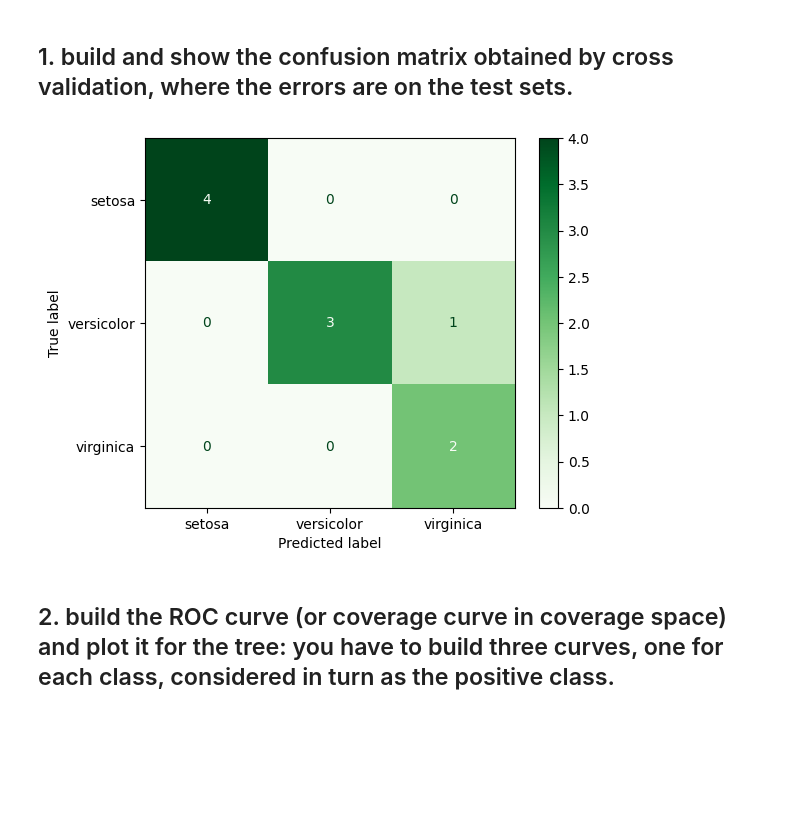
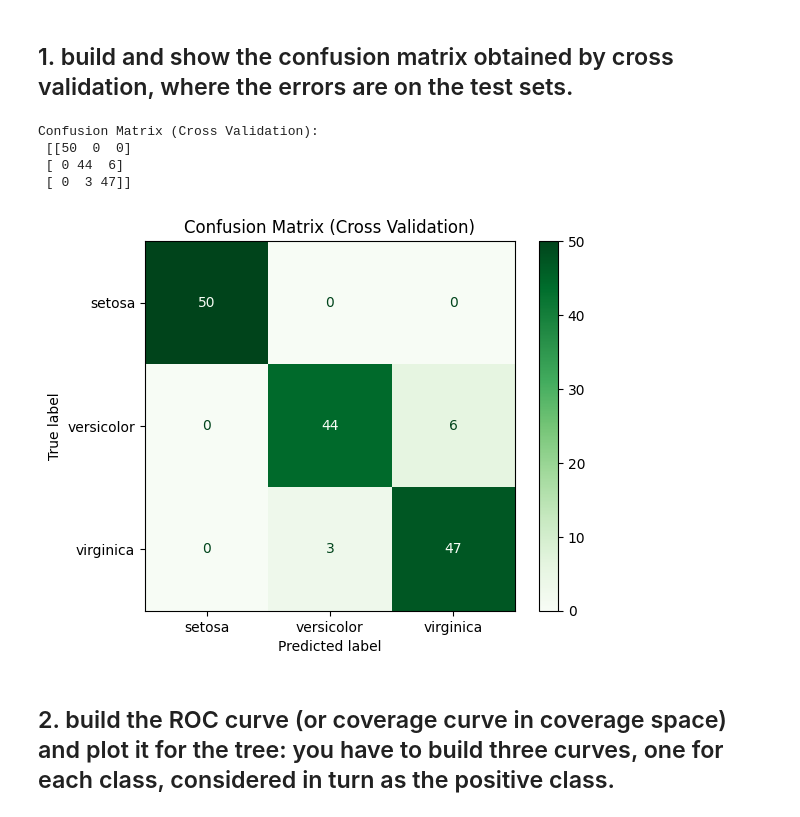
Before and after one commit to AlessandroZappatore/AAUT_exercises, a Jupyter notebook: classification_iris_DT_aa_2025_26.ipynb, the cells around one changed output. Cells and saved outputs as stored; diff of their text form; code cells hidden in the pictures; blank space fills up the shorter version.

```diff
--- a/classification_iris_DT_aa_2025_26.ipynb
+++ b/classification_iris_DT_aa_2025_26.ipynb
@@ -262,16 +262,31 @@ Decide yourself the suitable possible values for each of them.
 # My solutions
 # %% [markdown]
 ## 1. build and show the confusion matrix obtained by cross validation, where the errors are on the test sets.
-# %%
-from sklearn.metrics import confusion_matrix
-from sklearn.metrics import ConfusionMatrixDisplay
-import matplotlib as plt
-confusion_matrix(iris_y_test, predicted_y_test)
-disp = ConfusionMatrixDisplay.from_predictions(iris_y_test, predicted_y_test,
-                                               display_labels=iris.target_names,
-                                               cmap=plt.cm.Greens,
-                                               normalize=None)
-# %% [output]
-[figure, removed]
+# %%
+from sklearn.model_selection import cross_val_predict
+from sklearn.metrics import confusion_matrix, ConfusionMatrixDisplay
+import matplotlib.pyplot as plt
+
+# Use the classifier defined in the notebook
+clf = tree.DecisionTreeClassifier(criterion="entropy", random_state=300, min_samples_leaf=5, class_weight={0:1,1:1,2:1})
+
+# Obtain predictions by cross-validation (cv=5)
+y_pred_cv = cross_val_predict(clf, iris.data, iris.target, cv=5)
+
+# Generate confusion matrix
+cm = confusion_matrix(iris.target, y_pred_cv)
+print("Confusion Matrix (Cross Validation):\n", cm)
+
+# Display
+disp = ConfusionMatrixDisplay(confusion_matrix=cm, display_labels=iris.target_names)
+disp.plot(cmap=plt.cm.Greens)
+plt.title("Confusion Matrix (Cross Validation)")
+plt.show()
+# %% [output]
+Confusion Matrix (Cross Validation):
+ [[50  0  0]
+ [ 0 44  6]
+ [ 0  3 47]]
+[figure, added]
 # %% [markdown]
 ## 2. build the ROC curve (or coverage curve in coverage space) and plot it for the tree: you have to build three curves, one for each class, considered in turn as the positive class.
```
Also changed, not shown: parts of 4 cells of this notebook, 9 other files.
